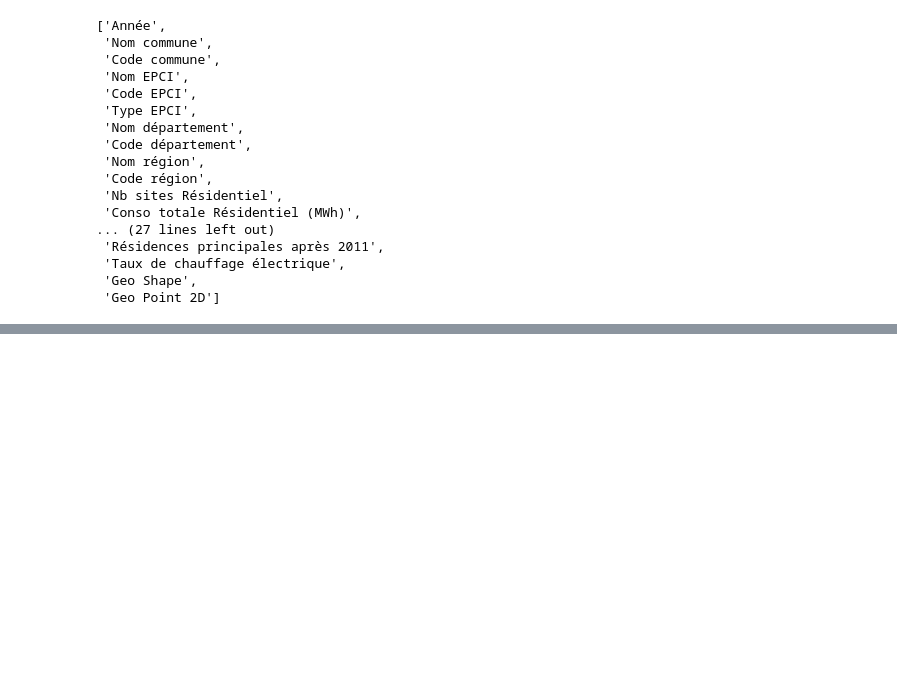
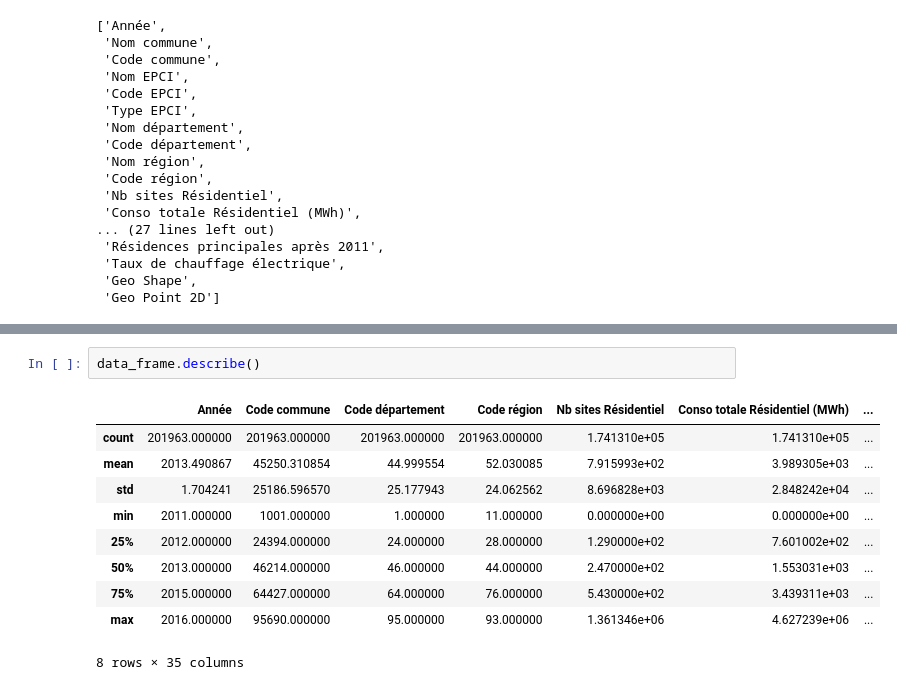
Before and after one commit to Kous92/Projet-Introduction-au-Big-Data-Etude-de-la-consommation-electrique, a Jupyter notebook: projet_big_data_electricite.ipynb, the cells around one changed output, grey strips where cells are left out. Cells and saved outputs as stored; diff of their text form; blank space fills up the shorter version.

```diff
--- a/projet_big_data_electricite.ipynb
+++ b/projet_big_data_electricite.ipynb
@@ -66,0 +99,13 @@ list(data_frame)
+# %%
+data_frame.describe()
+# %% [output]
+|  | Année | Code commune | Code département | Code région | Nb sites Résidentiel | Conso totale Résidentiel (MWh) | ... |
+| count | 201963.000000 | 201963.000000 | 201963.000000 | 201963.000000 | 1.741310e+05 | 1.741310e+05 | ... |
+| mean | 2013.490867 | 45250.310854 | 44.999554 | 52.030085 | 7.915993e+02 | 3.989305e+03 | ... |
+| std | 1.704241 | 25186.596570 | 25.177943 | 24.062562 | 8.696828e+03 | 2.848242e+04 | ... |
+| min | 2011.000000 | 1001.000000 | 1.000000 | 11.000000 | 0.000000e+00 | 0.000000e+00 | ... |
+| 25% | 2012.000000 | 24394.000000 | 24.000000 | 28.000000 | 1.290000e+02 | 7.601002e+02 | ... |
+| 50% | 2013.000000 | 46214.000000 | 46.000000 | 44.000000 | 2.470000e+02 | 1.553031e+03 | ... |
+| 75% | 2015.000000 | 64427.000000 | 64.000000 | 76.000000 | 5.430000e+02 | 3.439311e+03 | ... |
+| max | 2016.000000 | 95690.000000 | 95.000000 | 93.000000 | 1.361346e+06 | 4.627239e+06 | ... |
+8 rows × 35 columns
```
Also changed, not shown: parts of 7 cells of this notebook, 1 other file.
